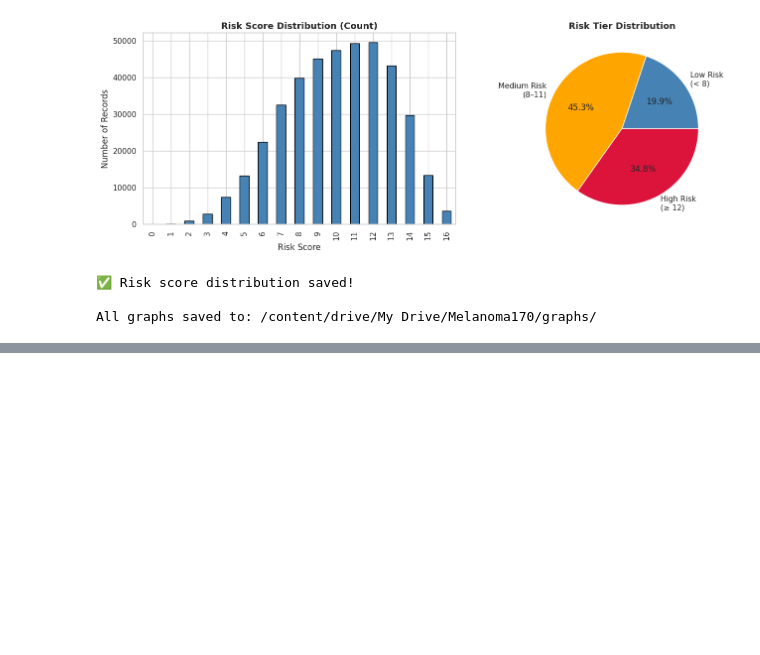
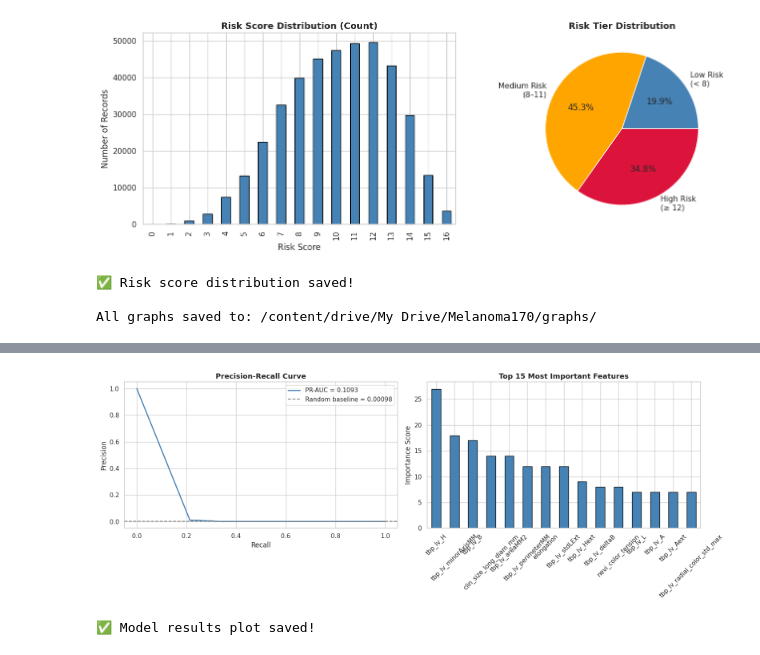
Before and after one commit to crammiee/170melanoma, a Jupyter notebook: 170melanoma.ipynb, the cells around one changed output, grey strips where cells are left out. Drawn from its saved outputs; the diff is of its cells as text; code cells hidden in the pictures; blank space fills up the shorter version.

```diff
--- a/170melanoma.ipynb
+++ b/170melanoma.ipynb
@@ -746,0 +1093,29 @@ All graphs saved to: /content/drive/My Drive/Melanoma170/graphs/
+# %%
+# PR Curve plot
+fig, axes = plt.subplots(1, 2, figsize=(16, 6))
+
+baseline = n_malignant / (n_malignant + n_benign)
+axes[0].plot(rec_all, prec_all, color='steelblue', lw=2,
+             label=f'PR-AUC = {pr_auc:.4f}')
+axes[0].axhline(y=baseline, color='gray', linestyle='--',
+                label=f'Random baseline = {baseline:.5f}')
+axes[0].set_xlabel('Recall')
+axes[0].set_ylabel('Precision')
+axes[0].set_title('Precision-Recall Curve', fontsize=13, fontweight='bold')
+axes[0].legend()
+
+# Feature importance plot
+feat_imp = pd.Series(model.feature_importances_,
+                     index=X_model.columns).sort_values(ascending=False)
+feat_imp.head(15).plot(kind='bar', ax=axes[1], color='steelblue', edgecolor='black')
+axes[1].set_title('Top 15 Most Important Features', fontsize=13, fontweight='bold')
+axes[1].set_ylabel('Importance Score')
+axes[1].tick_params(axis='x', rotation=45)
+
+plt.tight_layout()
+plt.savefig(SAVE_DIR + 'model_results.png', dpi=150, bbox_inches='tight')
+plt.show()
+print("✅ Model results plot saved!")
+# %% [output]
+[figure, added]
+✅ Model results plot saved!
```
Also changed, not shown: parts of 16 cells of this notebook.
